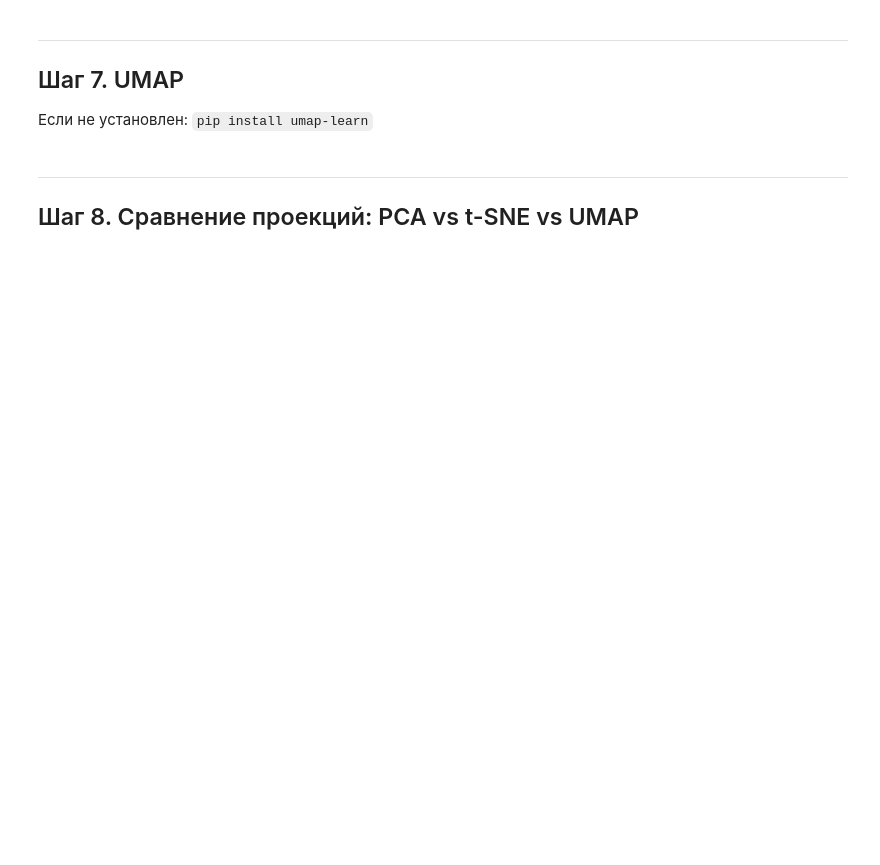
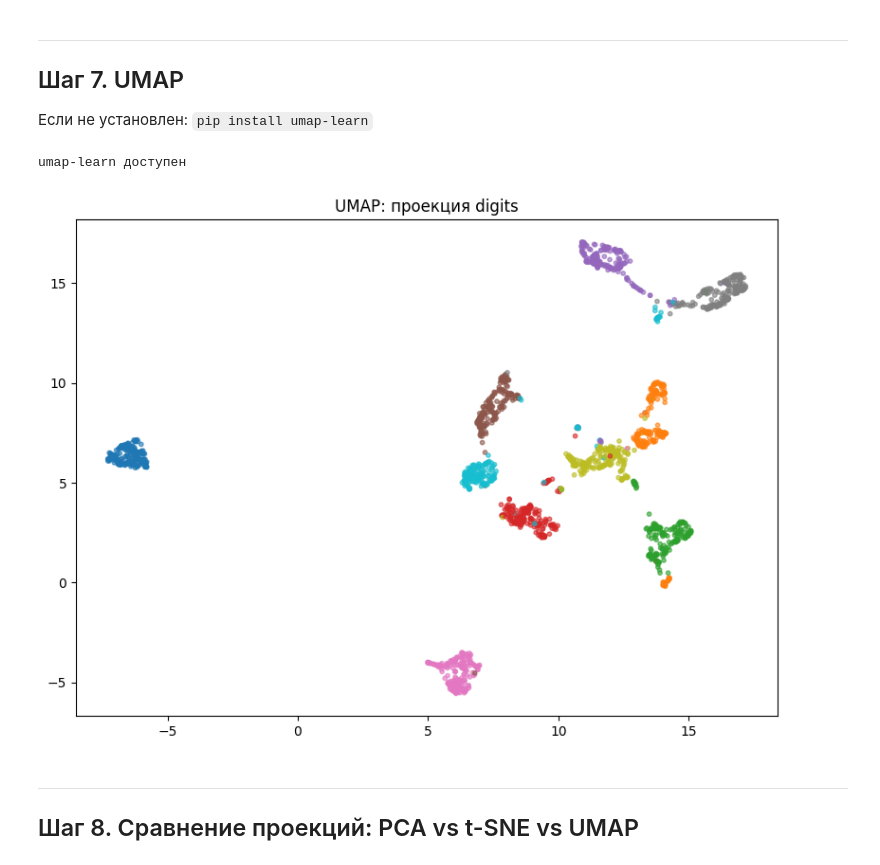
Before and after one commit to amirwardak/ml-course-homeworks, a Jupyter notebook: hw11_pca/pca_practice_student.ipynb, the cells around one changed output. Saved outputs shown, nothing was run; the diff lists cells and outputs as text; code cells hidden in the pictures; blank space fills up the shorter version.

Commit message:
hw11 PCA, learning pca, t-SNE, umap on digits dataset

```diff
--- a/hw11_pca/pca_practice_student.ipynb
+++ b/hw11_pca/pca_practice_student.ipynb
@@ -244,21 +273,24 @@ plt.show()
 # %%
 try:
     import umap
     UMAP_AVAILABLE = True
     print("umap-learn доступен")
 except ImportError:
     print("Установите: pip install umap-learn")
     UMAP_AVAILABLE = False
 
 if UMAP_AVAILABLE:
     reducer = umap.UMAP(n_neighbors=15, min_dist=0.1, random_state=42)
-    X_umap = # YOUR CODE HERE
+    X_umap = reducer.fit_transform(X_scaled)
 
     plt.figure(figsize=(8, 6))
-    # YOUR CODE HERE: scatter
+    scatter = plt.scatter(X_umap[:, 0], X_umap[:, 1], c=y, cmap='tab10', alpha=0.6, s=10)
     plt.title('UMAP: проекция digits')
     plt.tight_layout()
     plt.show()
+# %% [output]
+umap-learn доступен
+[figure, added]
 # %% [markdown]
 ---
 ## Шаг 8. Сравнение проекций: PCA vs t-SNE vs UMAP
```
Also changed, not shown: parts of 8 cells of this notebook, 1 other file.
